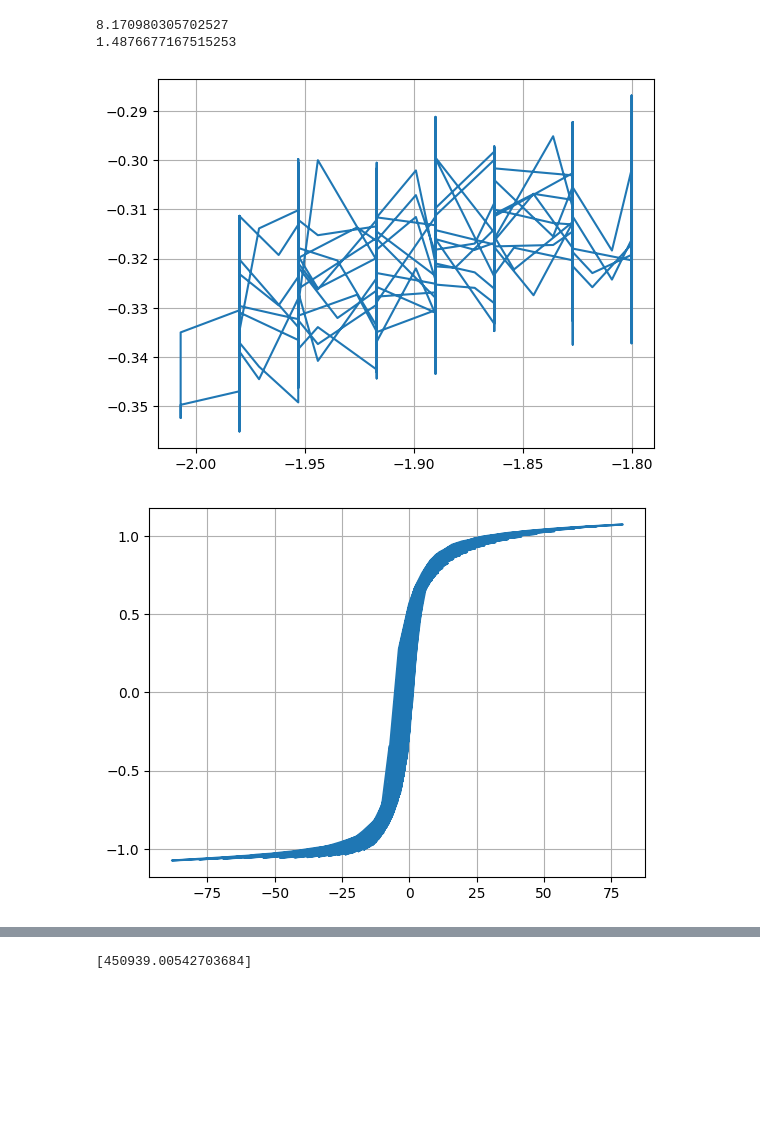
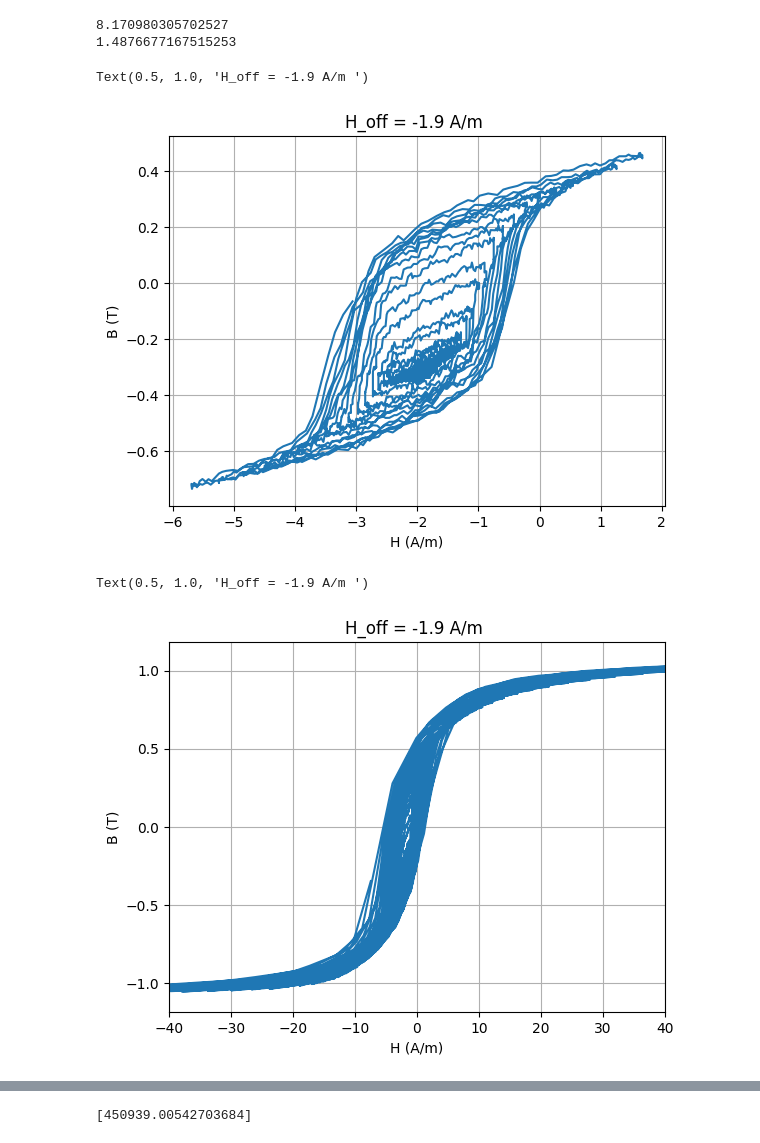
Before and after one commit to yyhshdu1/new_cavity, a Jupyter notebook: windfreak/degauss_hysteresis.ipynb, the cells around one changed output, grey strips where cells are left out. Cells and saved outputs as stored; diff of their text form; code cells hidden in the pictures; blank space fills up the shorter version.

```diff
--- a/windfreak/degauss_hysteresis.ipynb
+++ b/windfreak/degauss_hysteresis.ipynb
@@ -66,16 +69,25 @@ print(max(B[0])-min(B[0])/2)
 8.170980305702527
 1.4876677167515253
 # %%
-plt.plot(H[-1000:-1],B[0][-1000:-1]-(max(B[0])+min(B[0]))/2,"-")
+plt.plot(H[-6000:-1],B[0][-6000:-1]-(max(B[0])+min(B[0]))/2,"-")
 plt.grid(True)
+plt.xlabel("H (A/m)")
+plt.ylabel("B (T)")
+plt.title("H_off = -1.9 A/m ")
 # %% [output]
+Text(0.5, 1.0, 'H_off = -1.9 A/m ')
-[figure, old version]
+[figure, new version]
 # %%
 plt.plot(H,B[0]-(max(B[0])+min(B[0]))/2,"-")
 plt.grid(True)
+plt.xlim([-40,40])
+plt.xlabel("H (A/m)")
+plt.ylabel("B (T)")
+plt.title("H_off = -1.9 A/m ")
 # plt.plot(Vin_used[-1],B[0][-1]-(max(B[0])-min(B[0]))/2,"o",color = "r")
 # %% [output]
+Text(0.5, 1.0, 'H_off = -1.9 A/m ')
-[figure, old version]
+[figure, new version]
 # %%
 plt.plot(H,B[0],"-")
 # %% [output]
```
Also changed, not shown: parts of 5 cells of this notebook, 1 other file.
